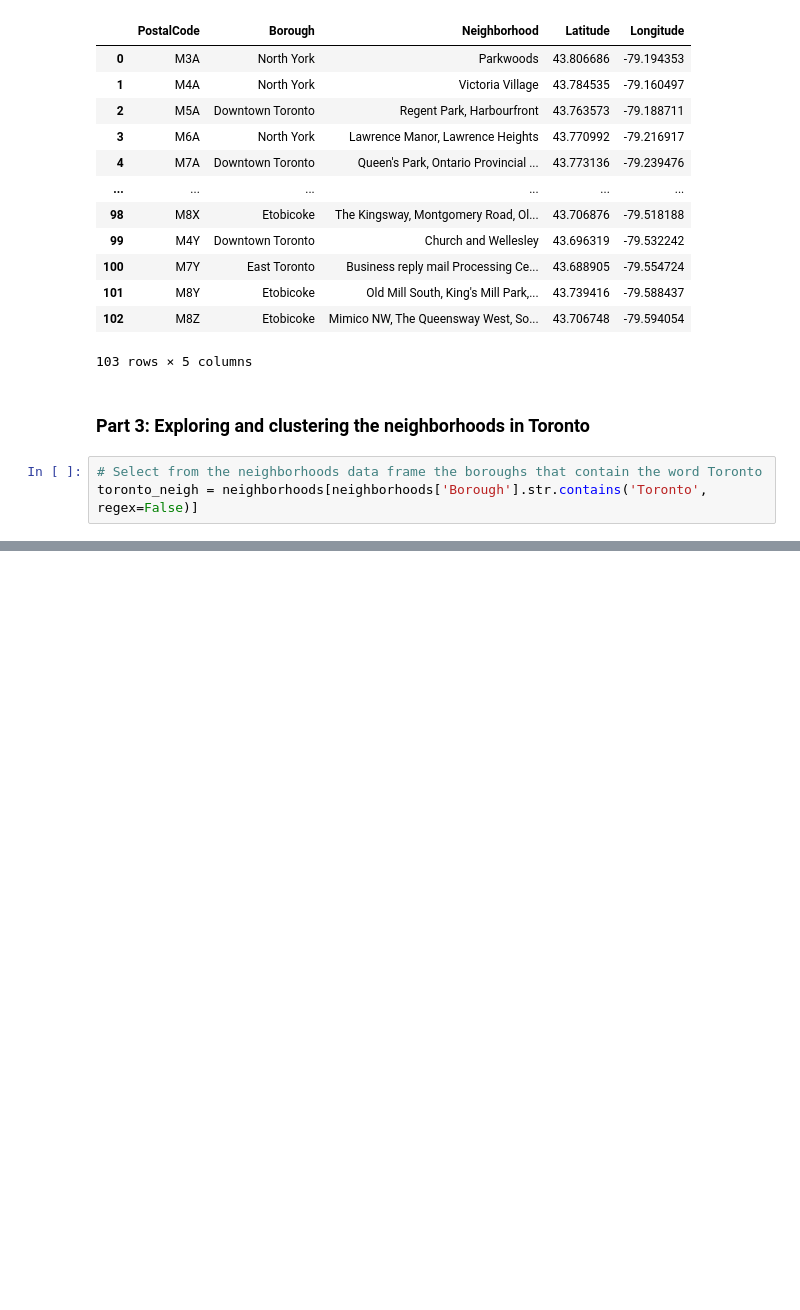
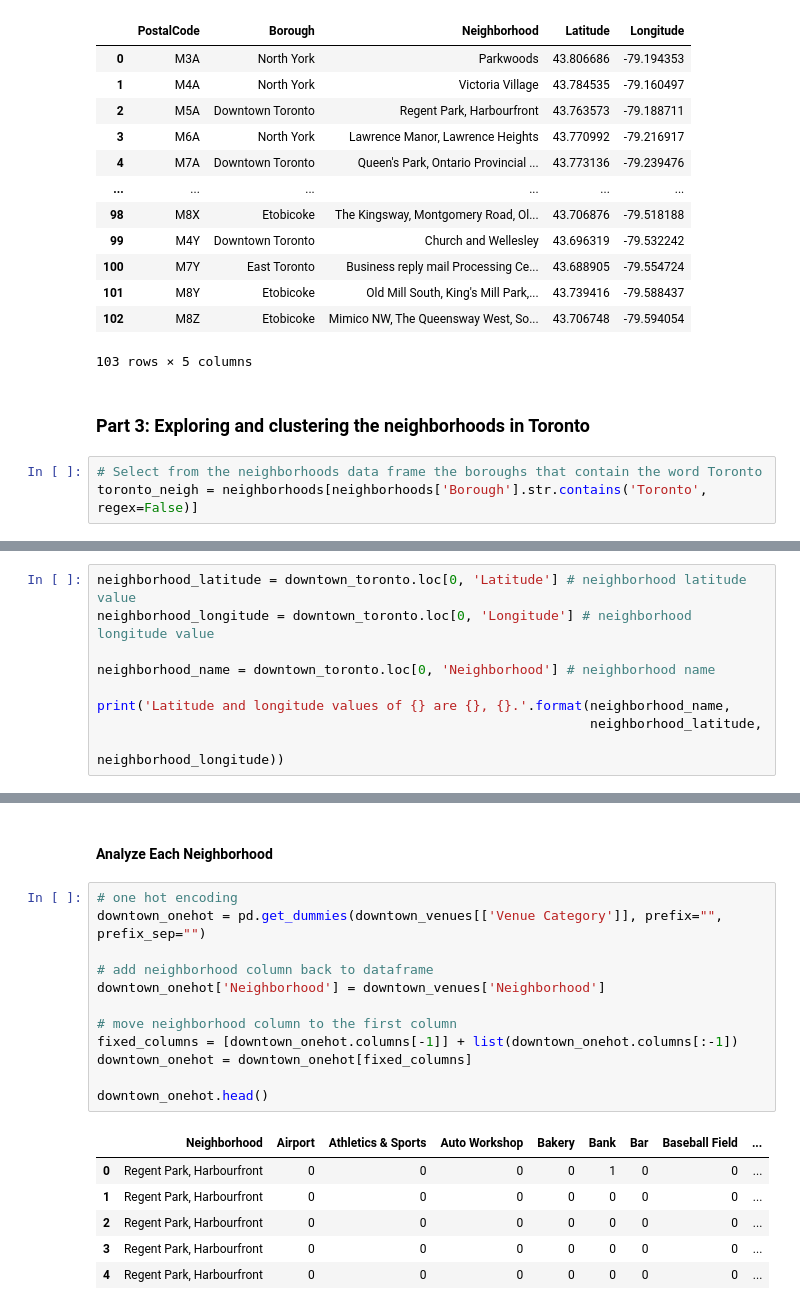
Before and after one commit to xanag/Coursera_Capstone, a Jupyter notebook: Neighborhoods in Toronto.ipynb, the cells around one changed output, grey strips where cells are left out. Cells and saved outputs as stored; diff of their text form; blank space fills up the shorter version.

```diff
--- a/Neighborhoods in Toronto.ipynb
+++ b/Neighborhoods in Toronto.ipynb
@@ -136,0 +323,9 @@ toronto_neigh.shape
+# %%
+neighborhood_latitude = downtown_toronto.loc[0, 'Latitude'] # neighborhood latitude value
+neighborhood_longitude = downtown_toronto.loc[0, 'Longitude'] # neighborhood longitude value
+
+neighborhood_name = downtown_toronto.loc[0, 'Neighborhood'] # neighborhood name
+
+print('Latitude and longitude values of {} are {}, {}.'.format(neighborhood_name,
+                                                               neighborhood_latitude,
+                                                               neighborhood_longitude))
@@ -136,0 +508,21 @@ toronto_neigh.shape
+# %% [markdown]
+#### Analyze Each Neighborhood
+# %%
+# one hot encoding
+downtown_onehot = pd.get_dummies(downtown_venues[['Venue Category']], prefix="", prefix_sep="")
+
+# add neighborhood column back to dataframe
+downtown_onehot['Neighborhood'] = downtown_venues['Neighborhood']
+
+# move neighborhood column to the first column
+fixed_columns = [downtown_onehot.columns[-1]] + list(downtown_onehot.columns[:-1])
+downtown_onehot = downtown_onehot[fixed_columns]
+
+downtown_onehot.head()
+# %% [output]
+|  | Neighborhood | Airport | Athletics & Sports | Auto Workshop | Bakery | Bank | Bar | Baseball Field | ... |
+| 0 | Regent Park, Harbourfront | 0 | 0 | 0 | 0 | 1 | 0 | 0 | ... |
+| 1 | Regent Park, Harbourfront | 0 | 0 | 0 | 0 | 0 | 0 | 0 | ... |
+| 2 | Regent Park, Harbourfront | 0 | 0 | 0 | 0 | 0 | 0 | 0 | ... |
+| 3 | Regent Park, Harbourfront | 0 | 0 | 0 | 0 | 0 | 0 | 0 | ... |
+| 4 | Regent Park, Harbourfront | 0 | 0 | 0 | 0 | 0 | 0 | 0 | ... |
```
Also changed, not shown: parts of 45 cells of this notebook.
